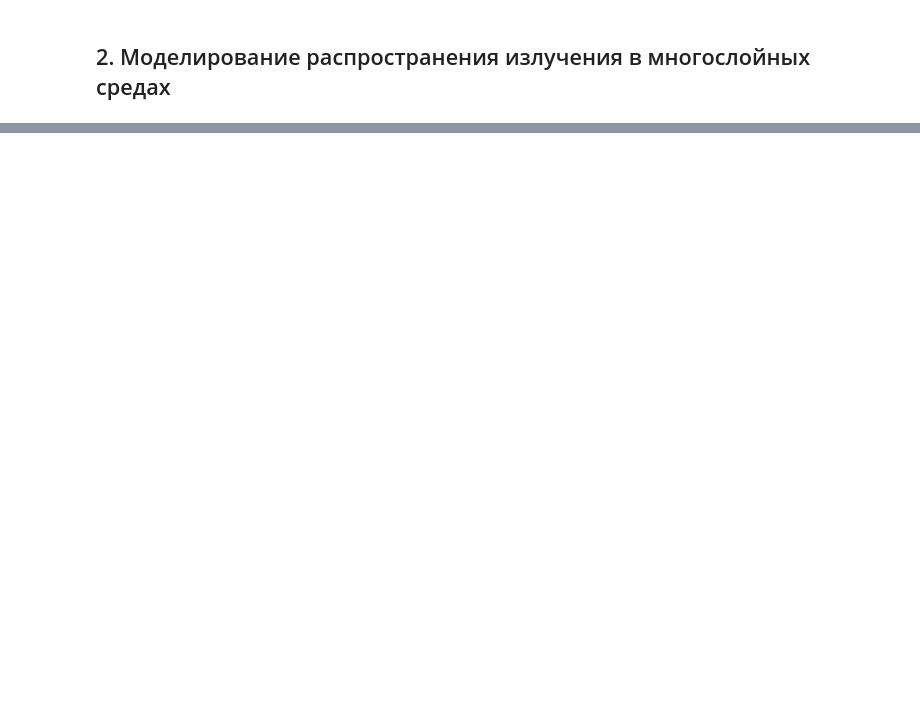
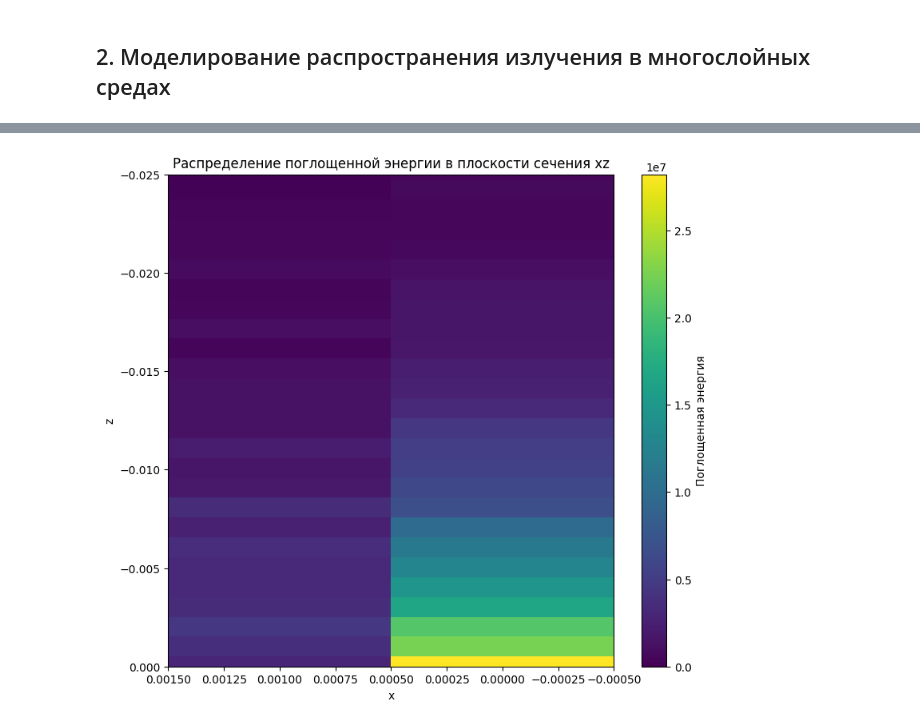
Before and after one commit to ipaingo/study, a Jupyter notebook: python/imit/lab2.ipynb, the cells around one changed output, grey strips where cells are left out. Saved outputs shown, nothing was run; the diff lists cells and outputs as text; code cells hidden in the pictures; blank space fills up the shorter version.

```diff
--- a/python/imit/lab2.ipynb
+++ b/python/imit/lab2.ipynb
@@ -16,13 +16,13 @@ $$\mathbb{P}\left(N \geq k \mid T^{(k)}\right)$$
 # %%
 import numpy as np
 
-# Параметры задачи
-n = 5  # Количество злокачественных клеток
-m = 20  # Количество здоровых клеток
-k = 10  # Минимальное количество оставшихся здоровых клеток
-lambdas_malignant = np.random.uniform(0.1, 0.5, n)  # Параметры λ для злокачественных клеток
-lambdas_healthy = np.random.uniform(0.05, 0.4, m)  # Параметры λ для здоровых клеток
+# параметры задачи
+n = 10  # количество злокачественных клеток
+m = 200  # количество здоровых клеток
+k = 25  # минимальное количество оставшихся здоровых клеток
+lambdas_bad = np.random.uniform(0.1, 0.5, n)  # лямбды для злокачественных клеток
+lambdas_healthy = np.random.uniform(0.05, 0.4, m)  # лямбды для здоровых клеток
 
-# Количество экспериментов Монте-Карло
-N_experiments = 10000
+# количество экспериментов Монте-Карло
+n_count = 10000
 # %%
@@ -398,0 +419,31 @@ plt.show()
+# %%
+# нормализация поглощенной энергии
+
+# толщина слоя в направлении y
+dy = 0.001
+
+# объем ячейки
+V = dx * dz * dy
+
+# энергия фотона
+q = 1
+
+# энергия на единицу объема
+Q_normalized = (Q * q) / V
+
+# визуализация распределения поглощенной энергии
+x = np.linspace(x_min, x_max, x_size)
+z = np.linspace(z_min, z_max, z_size)
+X, Z = np.meshgrid(x, z)
+plt.figure(figsize=(9, 8))
+plt.pcolormesh(X, Z, Q_normalized.T, shading='auto', cmap='viridis')
+plt.colorbar(label='Поглощенная энергия')
+plt.xlabel('x')
+plt.ylabel('z')
+plt.title('Распределение поглощенной энергии в плоскости сечения xz')
+plt.ylim(0,-0.025)
+plt.xlim(0.0015,-0.0005)
+
+plt.show()
+# %% [output]
+[figure, added]
```
Also changed, not shown: parts of 17 cells of this notebook, 5 other files.
